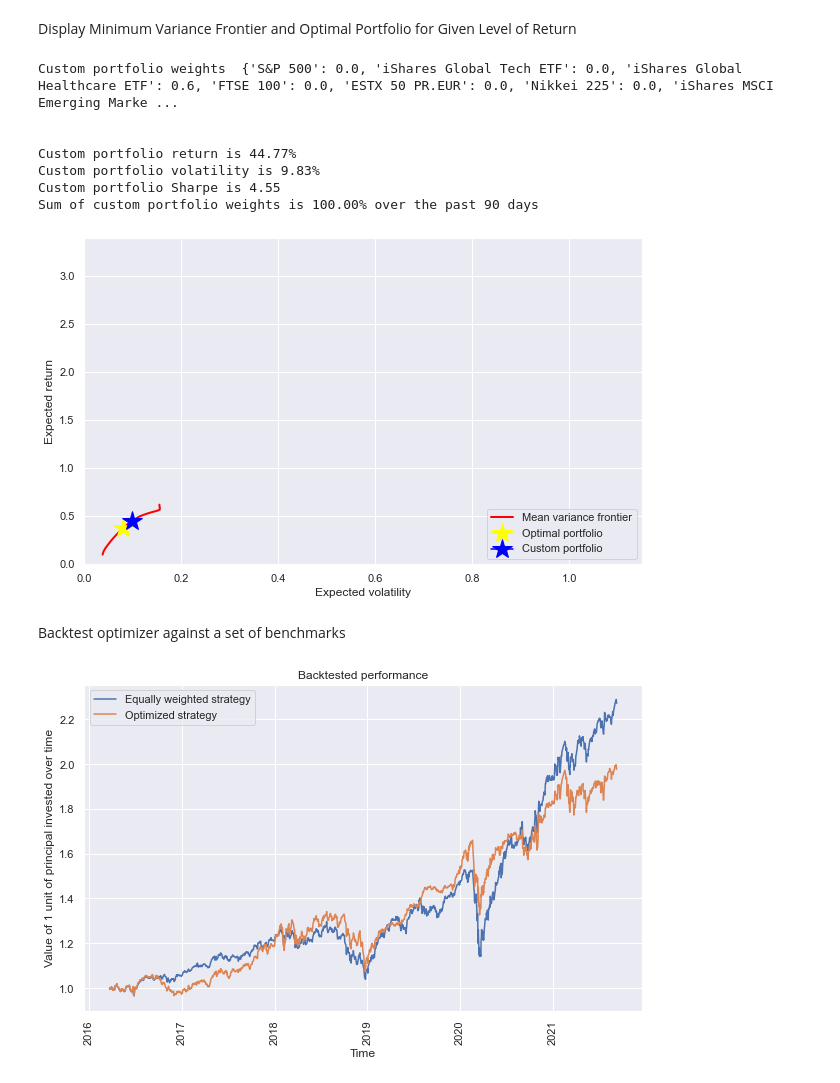
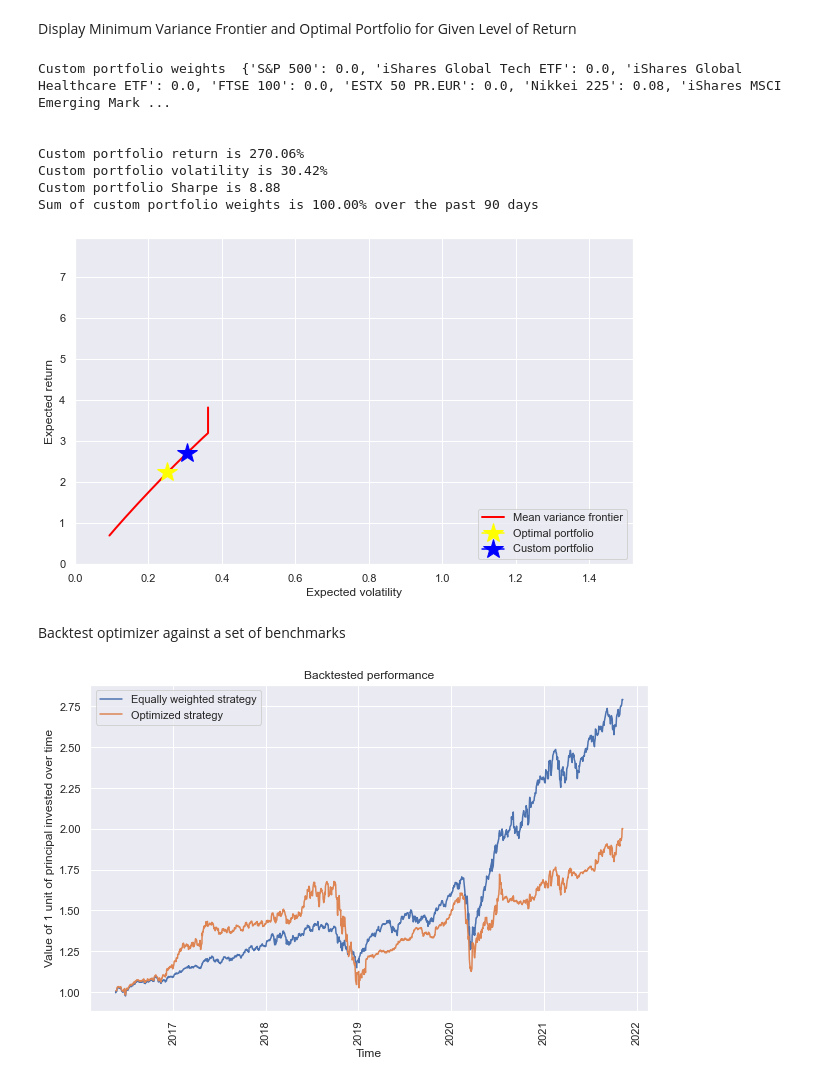
Before and after one commit to dhirlea/Portfolio-Optimizer, a Jupyter notebook: YahooPortfolioOptimizer.ipynb, the cells around one changed output. Cells and saved outputs as stored; diff of their text form; code cells hidden in the pictures.

```diff
--- a/YahooPortfolioOptimizer.ipynb
+++ b/YahooPortfolioOptimizer.ipynb
@@ -28,6 +28,9 @@ securities_dictionary ={'S&P 500':'^GSPC',
                         'Microsoft Corporation':'MSFT',
                         'Snap Inc.':'SNAP',
                         'Spotify Technology S.A.':'SPOT',
+                        'Netflix, Inc.': 'NFLX',
+                        'Apple Inc.':'AAPL',
+                        'Datadog, Inc':'DDOG',
                         # 'Bitcoin - GBP': 'BTC-GBP',
                         #'Vanguard Total World Bond ETF (IG credit)' : 'BNDW',
                         #'Gold' : 'GC=F',
@@ -320,7 +327,7 @@ Display Minimum Variance Frontier and Optimal Portfolio for Given Level of Retur
 frontier_constrains = ({'type' : 'eq', 'fun' : lambda x: np.sum(x)-1},
                        {'type' : 'eq', 'fun' : lambda x: optimizer_port_ret(x) - tret})
 
-boundaries = [(0,1) if _ not in range(9,14) else (0.03,0.06)  for _ in range(len(securities_dictionary))] #tuple((minimum_position_size,1) for x in range(len(securities_dictionary)))
+boundaries = [(0,1) if _ not in range(9,16) else (0.03,0.06)  for _ in range(len(securities_dictionary))] #tuple((minimum_position_size,1) for x in range(len(securities_dictionary)))
 
 #Set range of target returns around optimal portfolio using a scaling factor
 scaling_factor = 0.7
@@ -345,38 +352,38 @@ custom_portfolio_dict = dict(zip(securities_dictionary.keys(), custom_optimizati
 custom_portfolio_weights = custom_optimization.x
 
 #Print custom portfolio statistics
 
 print('Custom portfolio weights ', custom_portfolio_dict)
 
 print('\n')
 print('Custom portfolio return is', '{0:.2%}'.format(tret))
 print('Custom portfolio volatility is', '{0:.2%}'.format(optimizer_port_vol(custom_optimization.x)))
 print('Custom portfolio Sharpe is', -1*optimizer_port_sharpe(custom_optimization.x).round(2))
 print('Sum of custom portfolio weights is', '{0:.2%}'.format(custom_portfolio_weights.sum()), 'over the past', mean_variance_lookback, 'days')
 
 #Display mean variance frontier, optimal portfolio and custom portfolio
 sns.set()
 
 plt.figure(figsize=(10, 6))
 plt.plot(tvols, trets, 'r', lw=2.0, color='red', label='Mean variance frontier')
 plt.plot(optimal_portfolio_volatility, optimal_portfolio_return, marker='*', color='yellow', markersize=20, label='Optimal portfolio')
 plt.plot(optimizer_port_vol(custom_optimization.x), tret, marker='*', color='blue', markersize=20, label='Custom portfolio')
 plt.ylim(0.0 , optimizer_inputs_df['Annualised Return'].max()*2)
 plt.xlim(0.0 , optimizer_inputs_df['Annualised Volatility'].max()*2)
 plt.xlabel('Expected volatility')
 plt.ylabel('Expected return')
 plt.legend(loc = 'lower right')
 
 plt.show()
 # %% [output]
-Custom portfolio weights  {'S&P 500': 0.0, 'iShares Global Tech ETF': 0.0, 'iShares Global Healthcare ETF': 0.6, 'FTSE 100': 0.0, 'ESTX 50 PR.EUR': 0.0, 'Nikkei 225': 0.0, 'iShares MSCI Emerging Marke ...
+Custom portfolio weights  {'S&P 500': 0.0, 'iShares Global Tech ETF': 0.0, 'iShares Global Healthcare ETF': 0.0, 'FTSE 100': 0.0, 'ESTX 50 PR.EUR': 0.0, 'Nikkei 225': 0.08, 'iShares MSCI Emerging Mark ...
 
 
-Custom portfolio return is 44.77%
-Custom portfolio volatility is 9.83%
-Custom portfolio Sharpe is 4.55
+Custom portfolio return is 270.06%
+Custom portfolio volatility is 30.42%
+Custom portfolio Sharpe is 8.88
 Sum of custom portfolio weights is 100.00% over the past 90 days
-[figure, old version]
+[figure, new version]
 # %% [markdown]
 Backtest optimizer against a set of benchmarks
 # %%
@@ -475,7 +482,7 @@ plt.ylabel('Value of 1 unit of principal invested over time')
 plt.legend()
 plt.show()
 # %% [output]
-[figure, old version]
+[figure, new version]
 # %%
 #Plot drifted benchmark weights
 plt.style.use('seaborn-bright')
```
Also changed, not shown: parts of 7 cells of this notebook, 3 other files.
